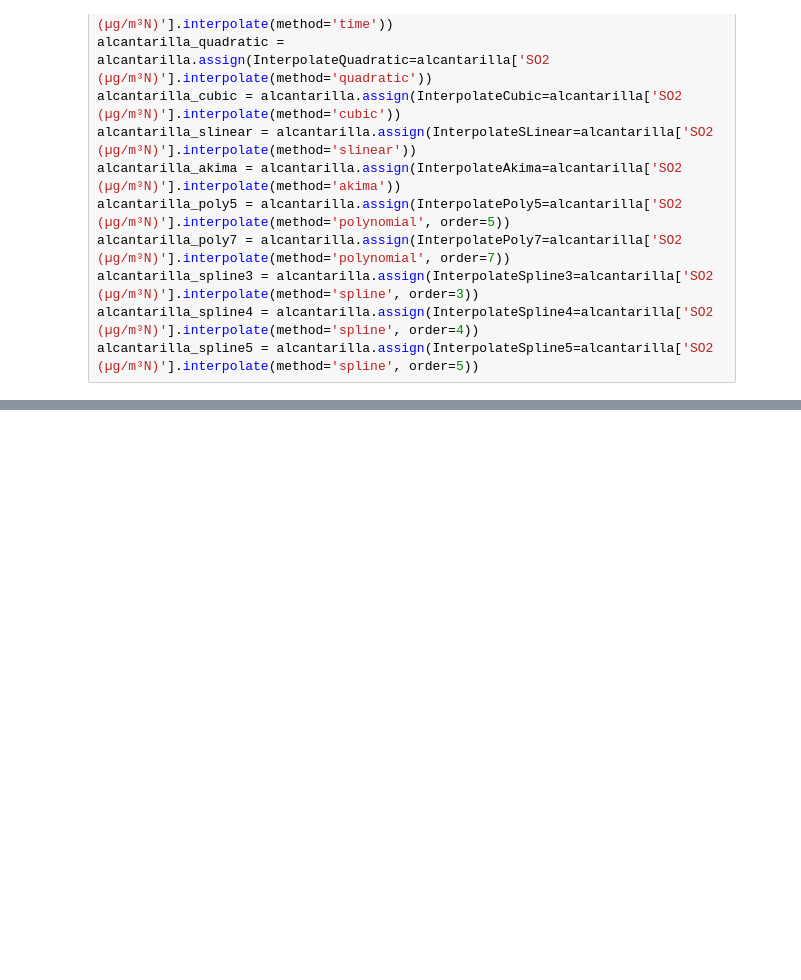
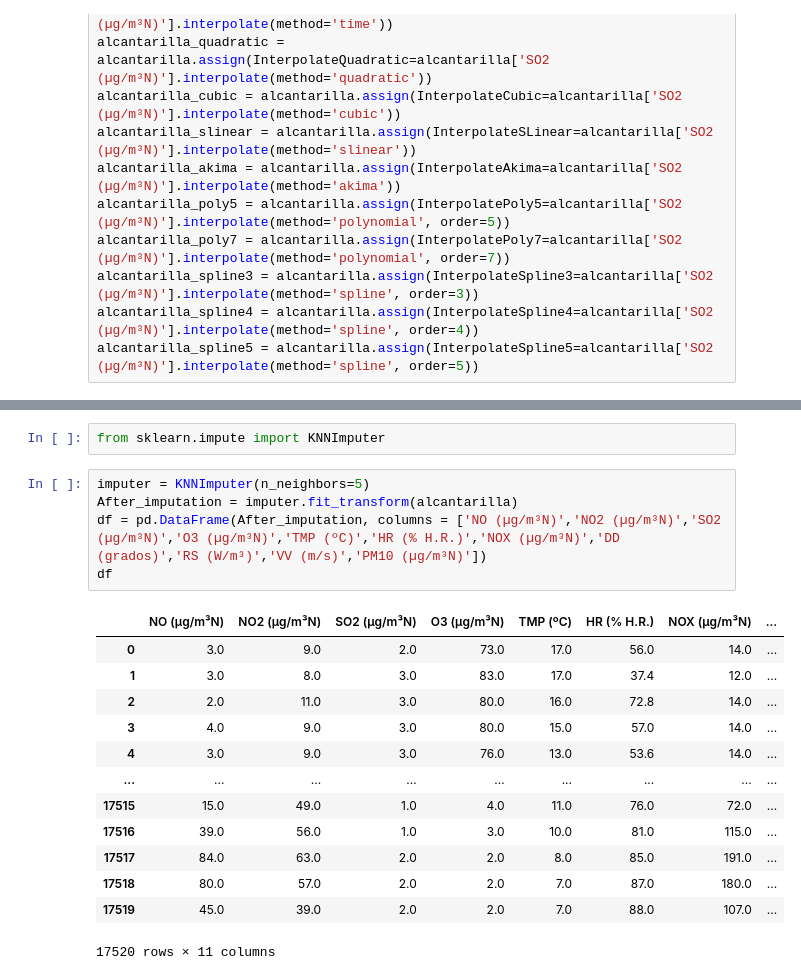
Before and after one commit to PritikaRamu/Air-Pollution-Prediction, a Jupyter notebook: Jupyter Notebook/SOP.ipynb, the cells around one changed output, grey strips where cells are left out. Cells and saved outputs as stored; diff of their text form; blank space fills up the shorter version.

```diff
--- a/Jupyter Notebook/SOP.ipynb
+++ b/Jupyter Notebook/SOP.ipynb
@@ -228,0 +212,21 @@ alcantarilla_linear
+# %%
+from sklearn.impute import KNNImputer
+# %%
+imputer = KNNImputer(n_neighbors=5)
+After_imputation = imputer.fit_transform(alcantarilla)
+df = pd.DataFrame(After_imputation, columns = ['NO (µg/m³N)','NO2 (µg/m³N)','SO2 (µg/m³N)','O3 (µg/m³N)','TMP (ºC)','HR (% H.R.)','NOX (µg/m³N)','DD (grados)','RS (W/m³)','VV (m/s)','PM10 (µg/m³N)'])
+df
+# %% [output]
+|  | NO (µg/m³N) | NO2 (µg/m³N) | SO2 (µg/m³N) | O3 (µg/m³N) | TMP (ºC) | HR (% H.R.) | NOX (µg/m³N) | ... |
+| 0 | 3.0 | 9.0 | 2.0 | 73.0 | 17.0 | 56.0 | 14.0 | ... |
+| 1 | 3.0 | 8.0 | 3.0 | 83.0 | 17.0 | 37.4 | 12.0 | ... |
+| 2 | 2.0 | 11.0 | 3.0 | 80.0 | 16.0 | 72.8 | 14.0 | ... |
+| 3 | 4.0 | 9.0 | 3.0 | 80.0 | 15.0 | 57.0 | 14.0 | ... |
+| 4 | 3.0 | 9.0 | 3.0 | 76.0 | 13.0 | 53.6 | 14.0 | ... |
+| ... | ... | ... | ... | ... | ... | ... | ... | ... |
+| 17515 | 15.0 | 49.0 | 1.0 | 4.0 | 11.0 | 76.0 | 72.0 | ... |
+| 17516 | 39.0 | 56.0 | 1.0 | 3.0 | 10.0 | 81.0 | 115.0 | ... |
+| 17517 | 84.0 | 63.0 | 2.0 | 2.0 | 8.0 | 85.0 | 191.0 | ... |
+| 17518 | 80.0 | 57.0 | 2.0 | 2.0 | 7.0 | 87.0 | 180.0 | ... |
+| 17519 | 45.0 | 39.0 | 2.0 | 2.0 | 7.0 | 88.0 | 107.0 | ... |
+17520 rows × 11 columns
```
Also changed, not shown: parts of 5 cells of this notebook, 2 other files.
